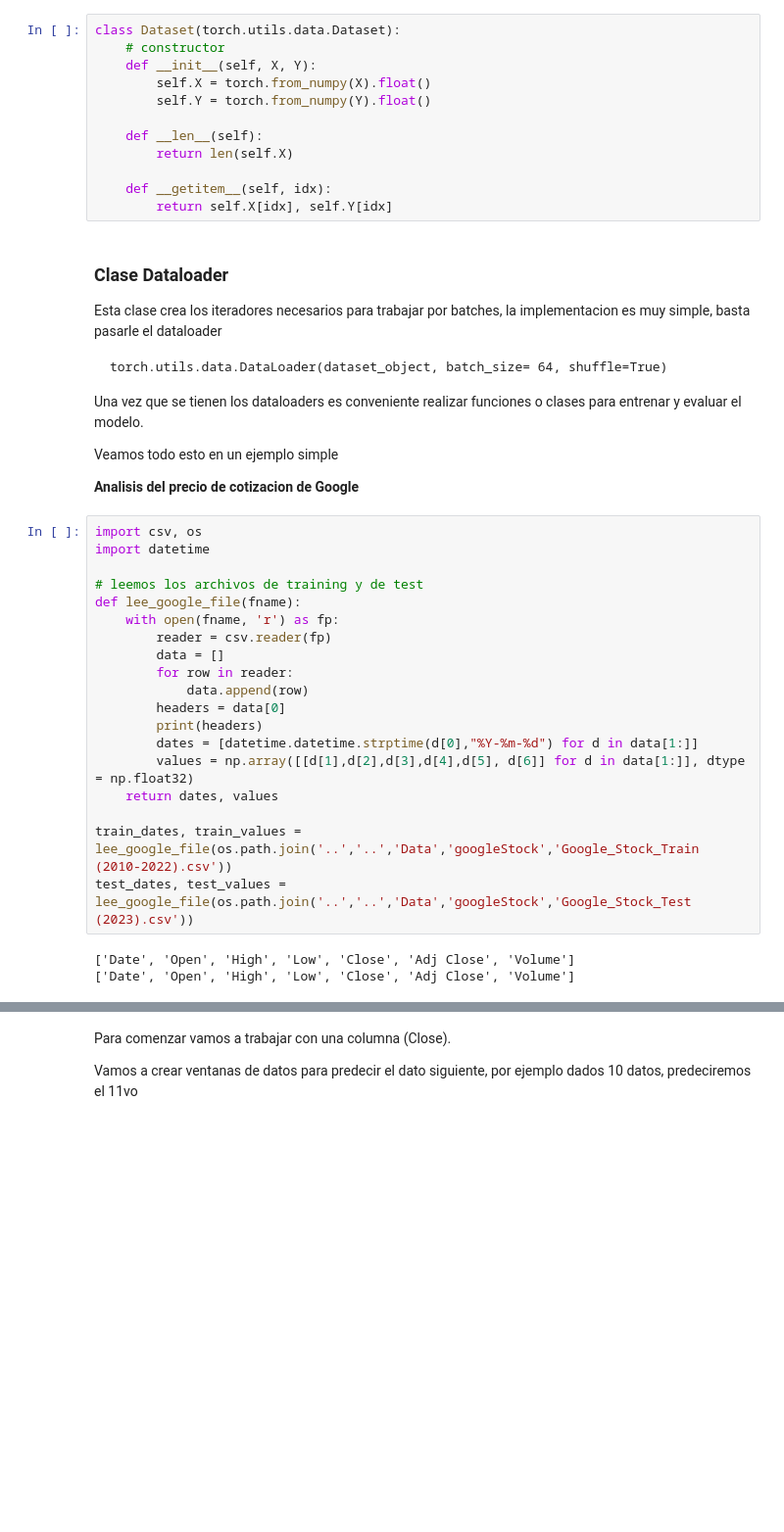
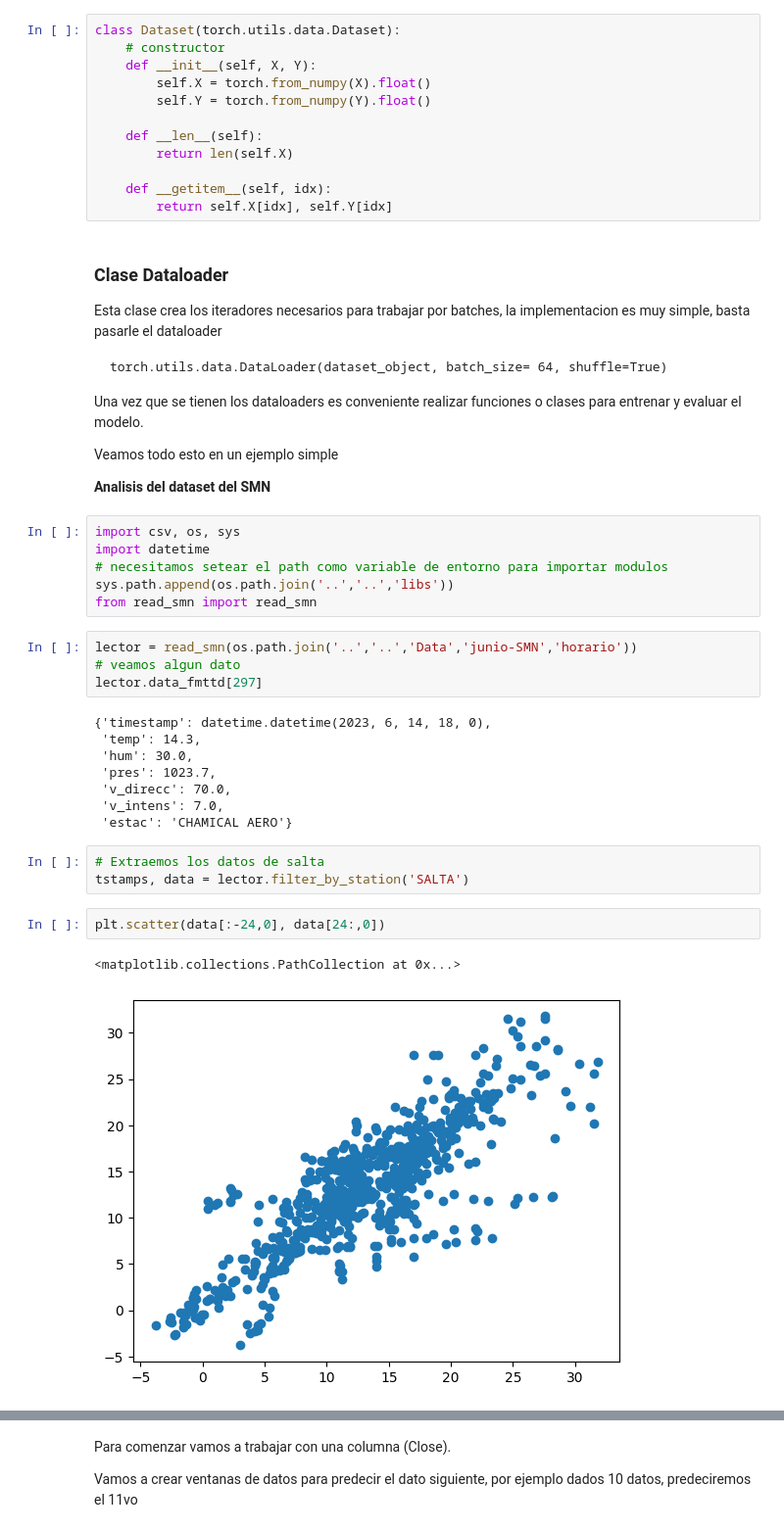
Before and after one commit to sebastlop/series-temporales-machine-learning, a Jupyter notebook: Apuntes/Tema-6/Tema-6.1-perceptron-multicapa-regresion.ipynb, the cells around one changed output, grey strips where cells are left out. Shown at 98% size. Cells and saved outputs as stored; diff of their text form; blank space fills up the shorter version.

```diff
--- a/Apuntes/Tema-6/Tema-6.1-perceptron-multicapa-regresion.ipynb
+++ b/Apuntes/Tema-6/Tema-6.1-perceptron-multicapa-regresion.ipynb
@@ -304,26 +304,30 @@ Una vez que se tienen los dataloaders es conveniente realizar funciones o clases
 
 Veamos todo esto en un ejemplo simple
 
-**Analisis del precio de cotizacion de Google**
+**Analisis del dataset del SMN**
-# %%
-import csv, os
-import datetime
-
-# leemos los archivos de training y de test
-def lee_google_file(fname):
-    with open(fname, 'r') as fp:
-        reader = csv.reader(fp)
-        data = []
-        for row in reader:
-            data.append(row)
-        headers = data[0]
-        print(headers)
-        dates = [datetime.datetime.strptime(d[0],"%Y-%m-%d") for d in data[1:]]
-        values = np.array([[d[1],d[2],d[3],d[4],d[5], d[6]] for d in data[1:]], dtype = np.float32)
-    return dates, values
-
-train_dates, train_values = lee_google_file(os.path.join('..','..','Data','googleStock','Google_Stock_Train (2010-2022).csv'))
-test_dates, test_values = lee_google_file(os.path.join('..','..','Data','googleStock','Google_Stock_Test (2023).csv'))
-# %% [output]
-['Date', 'Open', 'High', 'Low', 'Close', 'Adj Close', 'Volume']
-['Date', 'Open', 'High', 'Low', 'Close', 'Adj Close', 'Volume']
+# %%
+import csv, os, sys
+import datetime
+# necesitamos setear el path como variable de entorno para importar modulos
+sys.path.append(os.path.join('..','..','libs'))
+from read_smn import read_smn
+# %%
+lector = read_smn(os.path.join('..','..','Data','junio-SMN','horario'))
+# veamos algun dato
+lector.data_fmttd[297]
+# %% [output]
+{'timestamp': datetime.datetime(2023, 6, 14, 18, 0),
+ 'temp': 14.3,
+ 'hum': 30.0,
+ 'pres': 1023.7,
+ 'v_direcc': 70.0,
+ 'v_intens': 7.0,
+ 'estac': 'CHAMICAL AERO'}
+# %%
+# Extraemos los datos de salta
+tstamps, data = lector.filter_by_station('SALTA')
+# %%
+plt.scatter(data[:-24,0], data[24:,0])
+# %% [output]
+<matplotlib.collections.PathCollection at 0x...>
+[figure, added]
```
Also changed, not shown: parts of 19 cells of this notebook, 3 other files.
